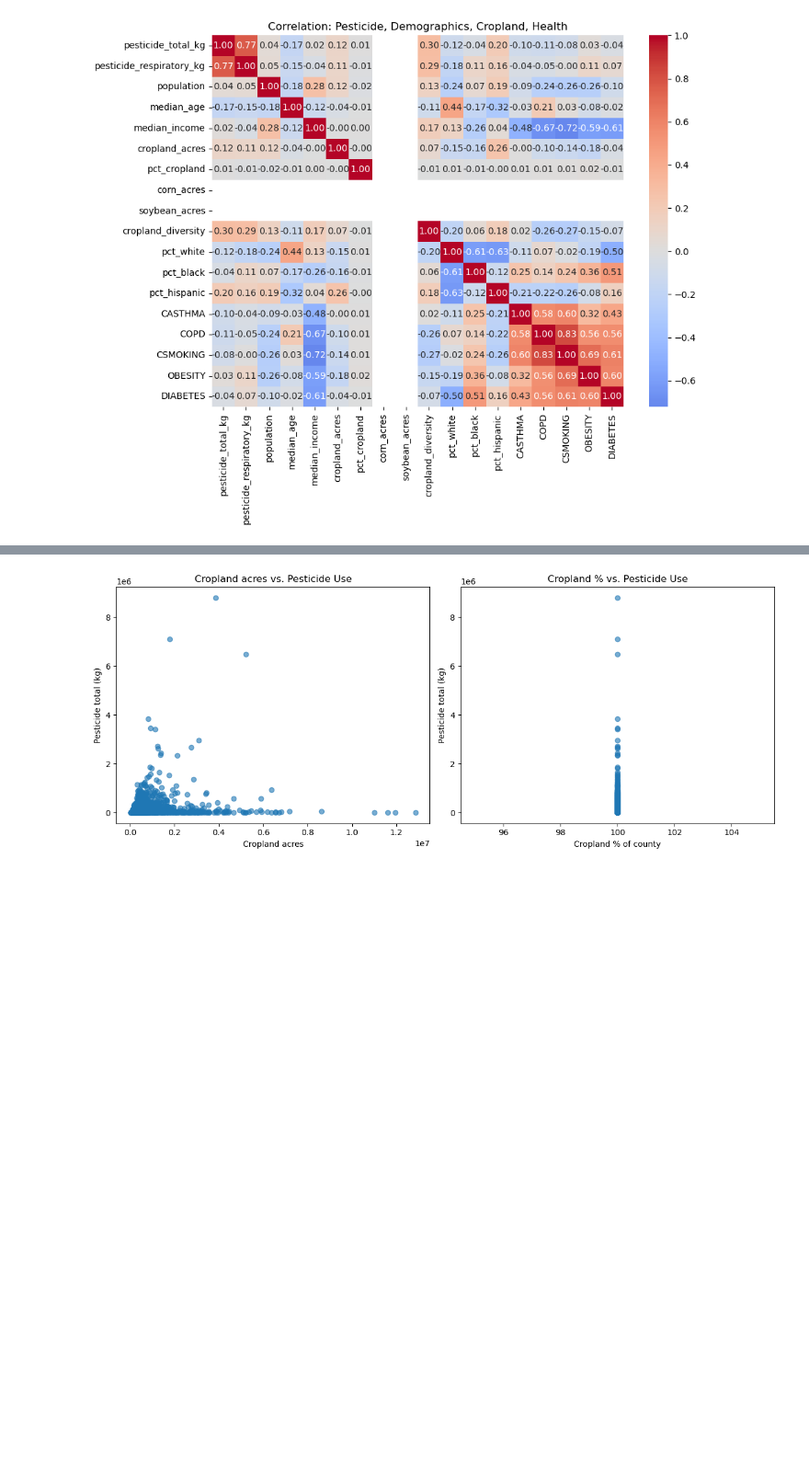
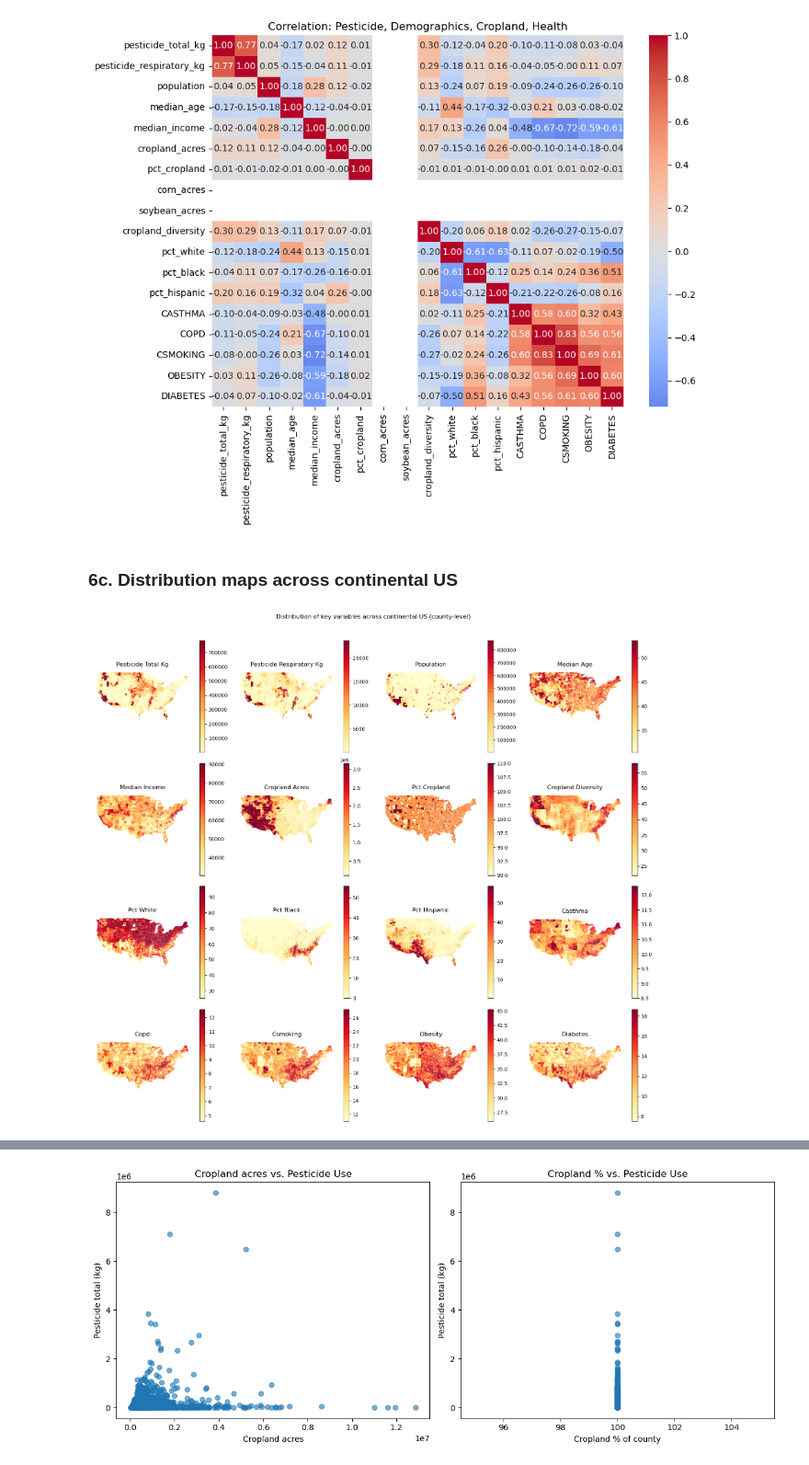
Before and after one commit to Erdos-Projects/spring-2026-pesticide-exposure, a Jupyter notebook: EDA/joint_eda.ipynb, the cells around one changed output, grey strips where cells are left out. Shown at 92% size. Drawn from its saved outputs; the diff is of its cells as text; code cells hidden in the pictures; blank space fills up the shorter version.

```diff
--- a/EDA/joint_eda.ipynb
+++ b/EDA/joint_eda.ipynb
@@ -591,3 +590,62 @@ plt.tight_layout()
 plt.show()
 # %% [output]
 [figure]
+# %% [markdown]
+### 6c. Distribution maps across continental US
+# %%
+# Choropleth maps: distribution of each variable across continental US
+try:
+    import geopandas as gpd
+    COUNTIES_URL = "https://raw.githubusercontent.com/plotly/datasets/master/geojson-counties-fips.json"
+    counties_gdf = gpd.read_file(COUNTIES_URL)
+
+    def to_fips5(x):
+        if pd.isna(x): return ""
+        try: return str(int(float(x))).zfill(5)
+        except (ValueError, TypeError): return str(x).replace(".0", "").zfill(5)[:5]
+
+    id_series = counties_gdf["id"] if "id" in counties_gdf.columns else counties_gdf.index.astype(str)
+    counties_gdf["FIPS"] = id_series.apply(to_fips5)
+    counties_gdf = counties_gdf[counties_gdf["FIPS"].str.len() == 5]
+
+    # Continental US: exclude AK (02), HI (15), PR (72), territories (60,66,69,78)
+    exclude_states = ["02", "15", "72", "60", "66", "69", "78"]
+    counties_cont = counties_gdf[~counties_gdf["FIPS"].str[:2].isin(exclude_states)]
+
+    map_vars = [
+        "pesticide_total_kg", "pesticide_respiratory_kg", "population", "median_age", "median_income",
+        "cropland_acres", "pct_cropland", "cropland_diversity",
+        "pct_white", "pct_black", "pct_hispanic",
+        "CASTHMA", "COPD", "CSMOKING", "OBESITY", "DIABETES"
+    ]
+    map_vars = [c for c in map_vars if c in joint.columns]
+
+    # One row per county for map (mean across years)
+    map_df = joint.groupby("FIPS", as_index=True)[map_vars].mean().reset_index()
+    map_df["FIPS"] = map_df["FIPS"].astype(str).str.zfill(5)
+    merged = counties_cont.merge(map_df[["FIPS"] + map_vars], on="FIPS", how="inner")
+
+    n_vars = len(map_vars)
+    n_cols = 4
+    n_rows = (n_vars + n_cols - 1) // n_cols
+    fig, axes = plt.subplots(n_rows, n_cols, figsize=(4 * n_cols, 3.5 * n_rows))
+    axes = axes.flatten() if n_vars > 1 else [axes]
+
+    for i, var in enumerate(map_vars):
+        ax = axes[i]
+        merged_plot = merged.dropna(subset=[var])
+        vmin, vmax = merged_plot[var].quantile(0.02), merged_plot[var].quantile(0.98)
+        merged_plot.plot(column=var, ax=ax, legend=True, cmap="YlOrRd", edgecolor="none", linewidth=0.1, vmin=vmin, vmax=vmax)
+        ax.set_title(var.replace("_", " ").title())
+        ax.axis("off")
+
+    for j in range(len(map_vars), len(axes)):
+        axes[j].axis("off")
+
+    plt.suptitle("Distribution of key variables across continental US (county-level)", fontsize=12, y=1.02)
+    plt.tight_layout()
+    plt.show()
+except ImportError:
+    print("Install geopandas for choropleth maps: pip install geopandas")
+# %% [output]
+[figure, added]
```
Also changed, not shown: parts of 13 cells of this notebook, 4 other files.
